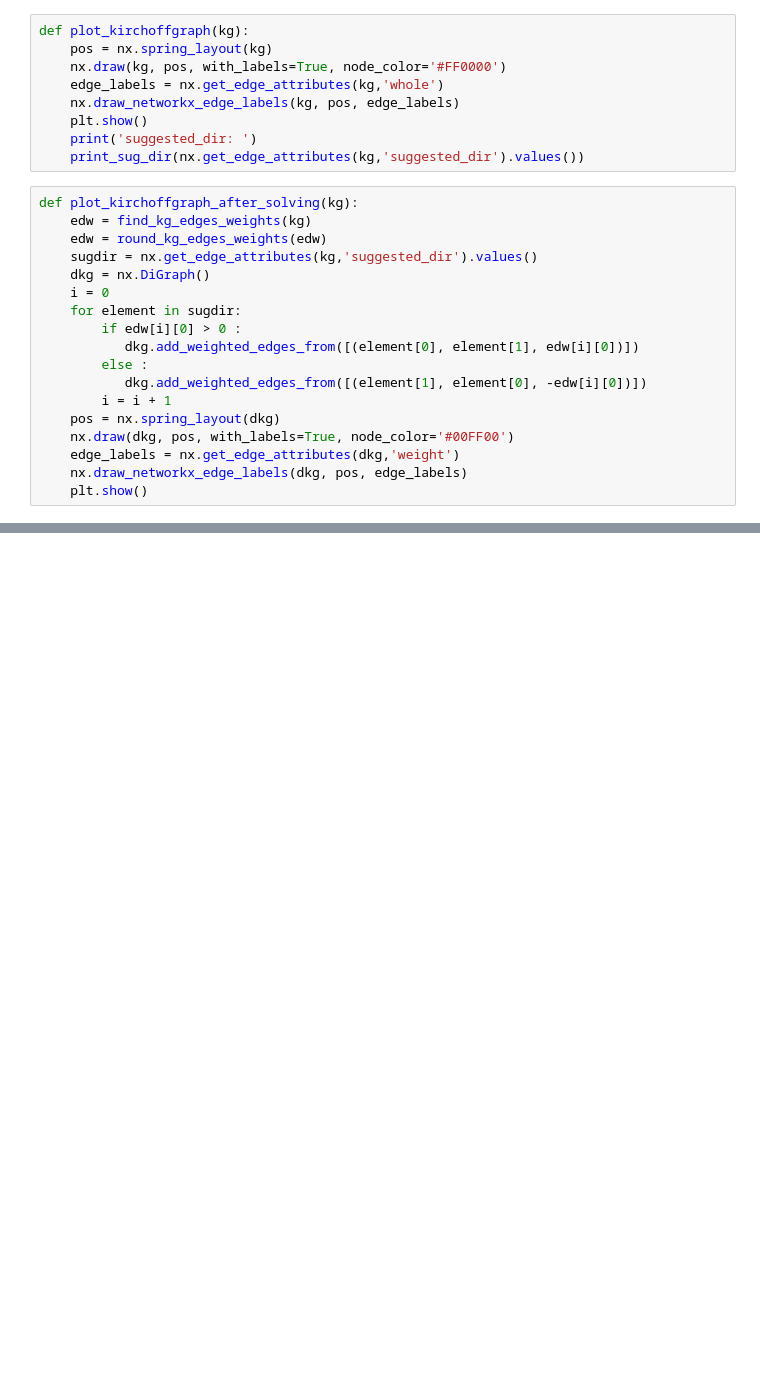
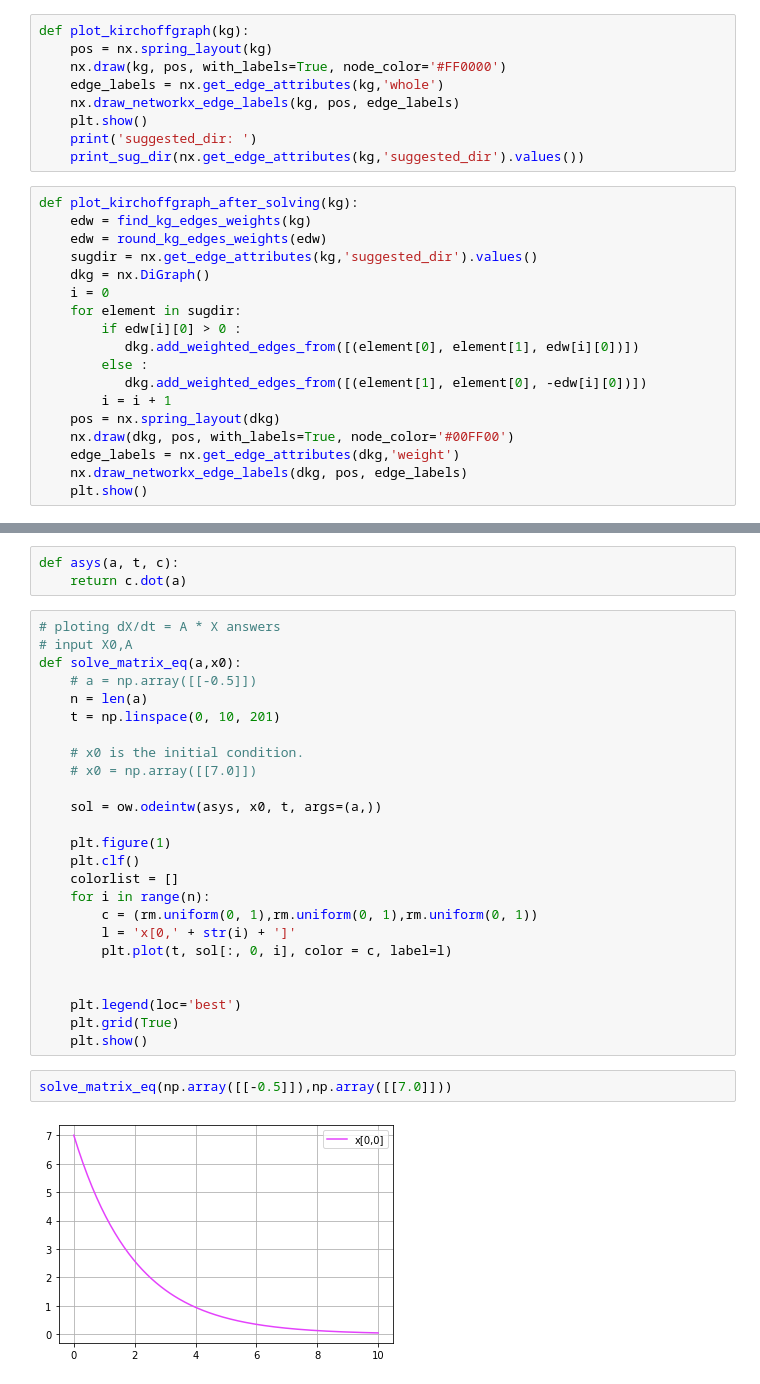
Before and after one commit to Mehrdadghassabi/Gracc, a Jupyter notebook: BCSThesis/Source/GRacC.ipynb, the cells around one changed output, grey strips where cells are left out. Saved outputs shown, nothing was run; the diff lists cells and outputs as text; blank space fills up the shorter version.

```diff
--- a/BCSThesis/Source/GRacC.ipynb
+++ b/BCSThesis/Source/GRacC.ipynb
@@ -254,0 +315,32 @@ suggested_dir:
+# %%
+def asys(a, t, c):
+    return c.dot(a)
+# %%
+# ploting dX/dt = A * X answers
+# input X0,A
+def solve_matrix_eq(a,x0):
+    # a = np.array([[-0.5]])
+    n = len(a)
+    t = np.linspace(0, 10, 201)
+
+    # x0 is the initial condition.
+    # x0 = np.array([[7.0]])
+
+    sol = ow.odeintw(asys, x0, t, args=(a,))
+
+    plt.figure(1)
+    plt.clf()
+    colorlist = []
+    for i in range(n):
+        c = (rm.uniform(0, 1),rm.uniform(0, 1),rm.uniform(0, 1))
+        l = 'x[0,' + str(i) + ']'
+        plt.plot(t, sol[:, 0, i], color = c, label=l)
+
+
+    plt.legend(loc='best')
+    plt.grid(True)
+    plt.show()
+# %%
+solve_matrix_eq(np.array([[-0.5]]),np.array([[7.0]]))
+# %% [output]
+[figure, added]
```
Also changed, not shown: parts of 9 cells of this notebook, 1 other file.
